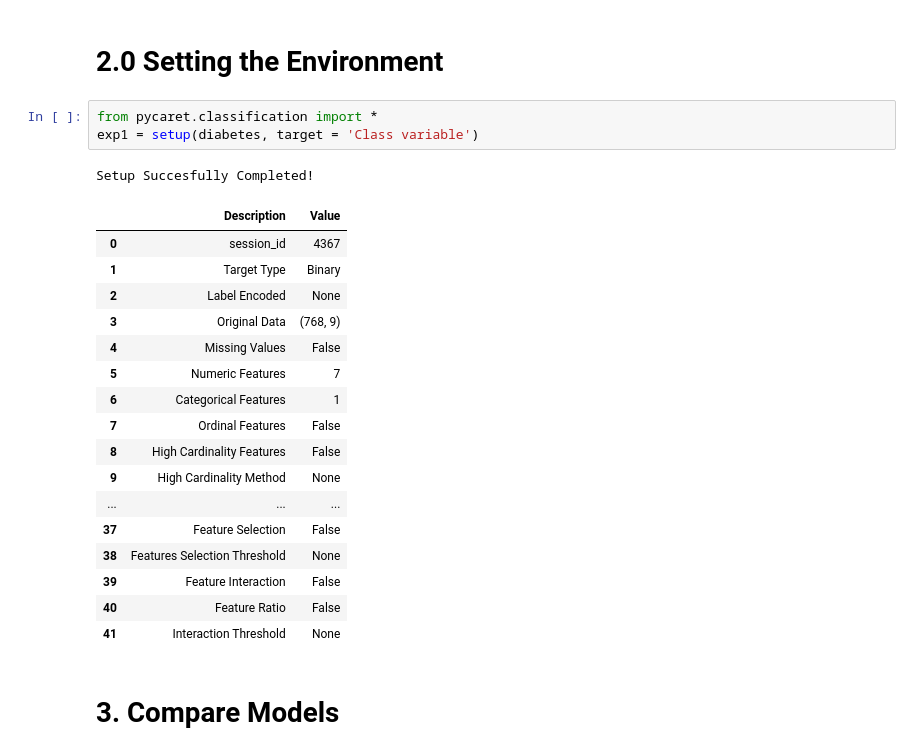
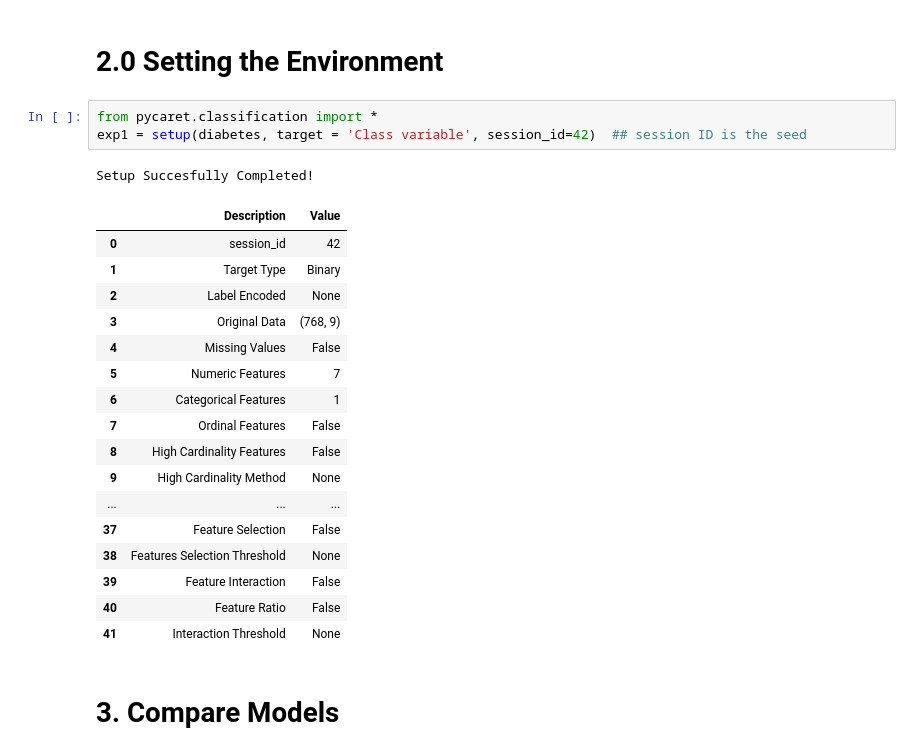
Before and after one commit to ngupta23/Data-Science-Knowlege-Base, a Jupyter notebook: evaluations/python/automl_frameworks/pycaret/pycaret_example.ipynb, the cells around one changed output. Drawn from its saved outputs; the diff is of its cells as text.

```diff
--- a/evaluations/python/automl_frameworks/pycaret/pycaret_example.ipynb
+++ b/evaluations/python/automl_frameworks/pycaret/pycaret_example.ipynb
@@ -18,11 +18,11 @@ diabetes = get_data('diabetes')
 # 2.0 Setting the Environment
 # %%
 from pycaret.classification import *
-exp1 = setup(diabetes, target = 'Class variable')
+exp1 = setup(diabetes, target = 'Class variable', session_id=42)  ## session ID is the seed
 # %% [output]
 Setup Succesfully Completed!
 |  | Description | Value |
-| 0 | session_id | 4367 |
+| 0 | session_id | 42 |
 | 1 | Target Type | Binary |
 | 2 | Label Encoded | None |
 | 3 | Original Data | (768, 9) |
```
Also changed, not shown: parts of 1 cell of this notebook, 2 other files.
